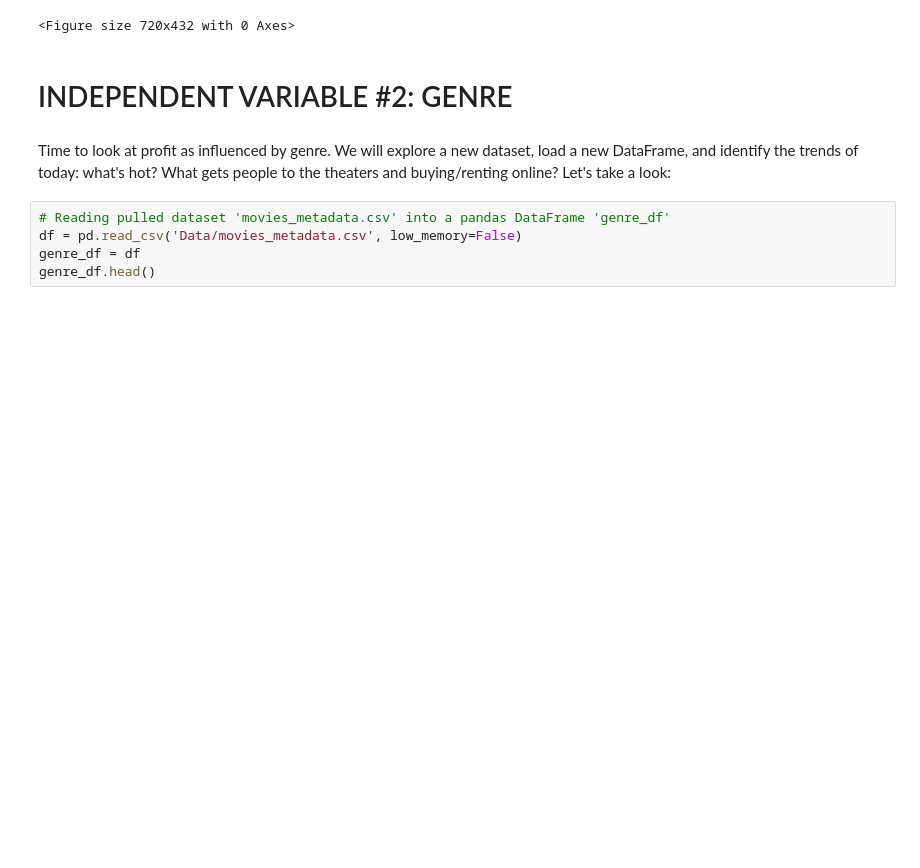
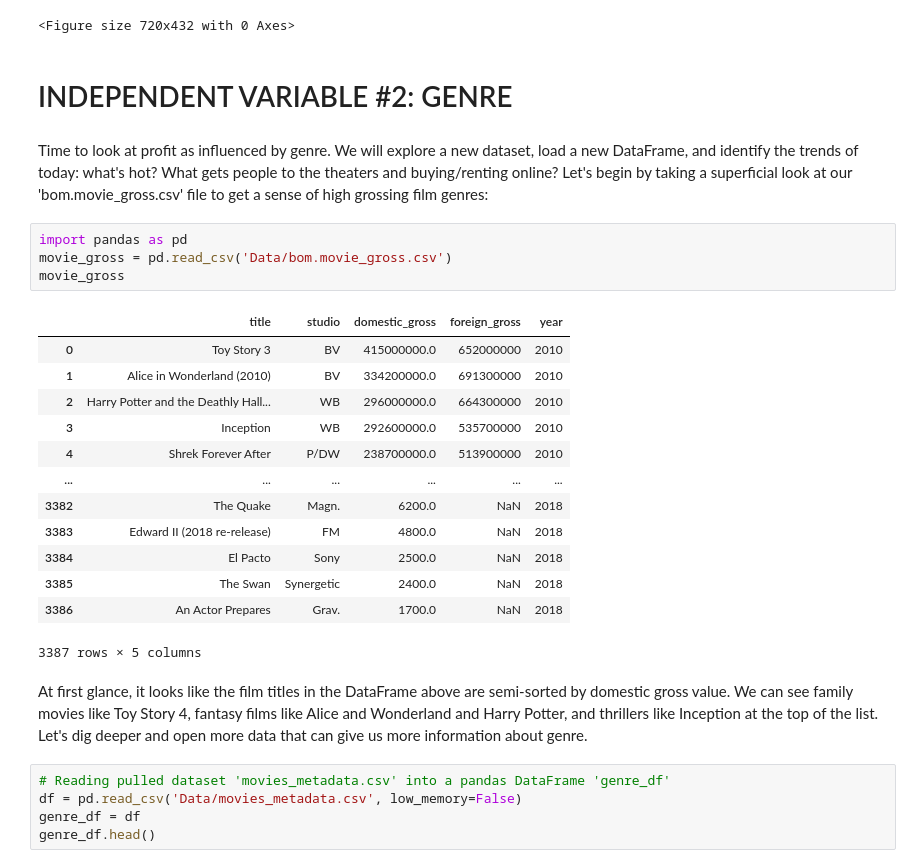
Before and after one commit to madelinebirch/PROJECT_Microsoft_Film_EDA, a Jupyter notebook: notebook.ipynb, the cells around one changed output. Drawn from its saved outputs; the diff is of its cells as text; blank space fills up the shorter version.

```diff
--- a/notebook.ipynb
+++ b/notebook.ipynb
@@ -253,7 +253,27 @@ plt.show()
 # %% [markdown]
 # INDEPENDENT VARIABLE #2: GENRE
 # %% [markdown]
-Time to look at profit as influenced by genre. We will explore a new dataset, load a new DataFrame, and identify the trends of today: what's hot? What gets people to the theaters and buying/renting online? Let's take a look:
+Time to look at profit as influenced by genre. We will explore a new dataset, load a new DataFrame, and identify the trends of today: what's hot? What gets people to the theaters and buying/renting online? Let's begin by taking a superficial look at our 'bom.movie_gross.csv' file to get a sense of high grossing film genres:
+# %%
+import pandas as pd
+movie_gross = pd.read_csv('Data/bom.movie_gross.csv')
+movie_gross
+# %% [output]
+|  | title | studio | domestic_gross | foreign_gross | year |
+| 0 | Toy Story 3 | BV | 415000000.0 | 652000000 | 2010 |
+| 1 | Alice in Wonderland (2010) | BV | 334200000.0 | 691300000 | 2010 |
+| 2 | Harry Potter and the Deathly Hall... | WB | 296000000.0 | 664300000 | 2010 |
+| 3 | Inception | WB | 292600000.0 | 535700000 | 2010 |
+| 4 | Shrek Forever After | P/DW | 238700000.0 | 513900000 | 2010 |
+| ... | ... | ... | ... | ... | ... |
+| 3382 | The Quake | Magn. | 6200.0 | NaN | 2018 |
+| 3383 | Edward II (2018 re-release) | FM | 4800.0 | NaN | 2018 |
+| 3384 | El Pacto | Sony | 2500.0 | NaN | 2018 |
+| 3385 | The Swan | Synergetic | 2400.0 | NaN | 2018 |
+| 3386 | An Actor Prepares | Grav. | 1700.0 | NaN | 2018 |
+3387 rows × 5 columns
+# %% [markdown]
+At first glance, it looks like the film titles in the DataFrame above are semi-sorted by domestic gross value. We can see family movies like Toy Story 4, fantasy films like Alice and Wonderland and Harry Potter, and thrillers like Inception at the top of the list. Let's dig deeper and open more data that can give us more information about genre.
 # %%
 # Reading pulled dataset 'movies_metadata.csv' into a pandas DataFrame 'genre_df'
 df = pd.read_csv('Data/movies_metadata.csv', low_memory=False)
```
Also changed, not shown: parts of 1 cell of this notebook, 3 other files.
